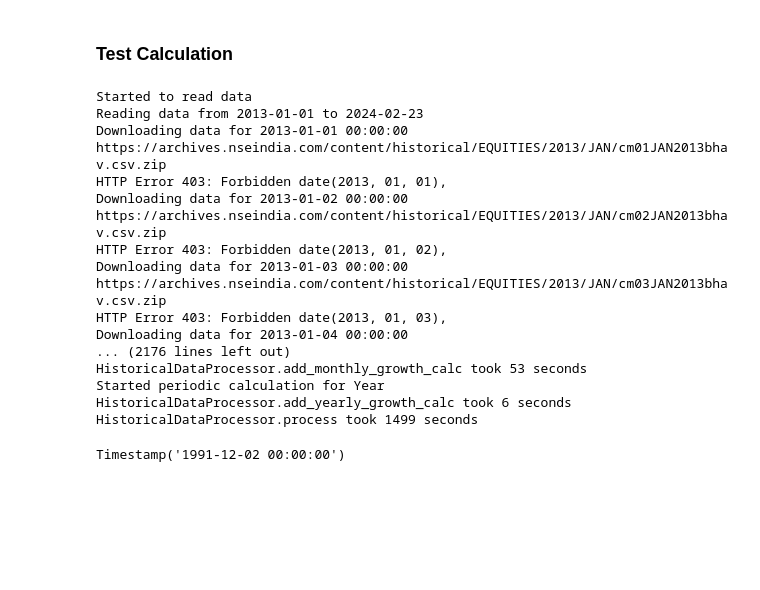
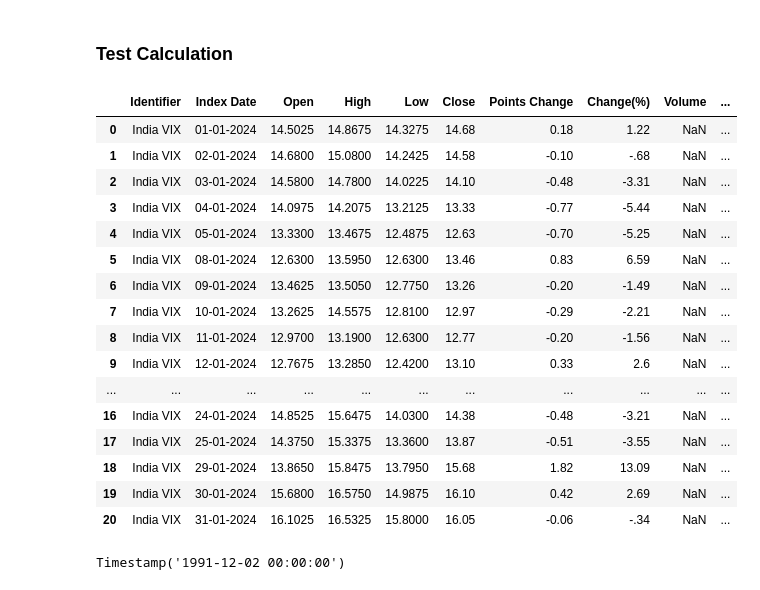
Before and after one commit to nareshrohra/markets_insights, a Jupyter notebook: notebooks/examples.ipynb, the cells around one changed output. Drawn from its saved outputs; the diff is of its cells as text; code cells hidden in the pictures; blank space fills up the shorter version.

```diff
--- a/notebooks/examples.ipynb
+++ b/notebooks/examples.ipynb
@@ -116,31 +116,42 @@ from markets_insights.datareader.data_reader import BhavCopyReader, DateRangeCri
 from markets_insights.dataprocess.data_processor import HistoricalDataProcessor, MultiDataCalculationPipelines, CalculationPipelineBuilder, HistoricalDataProcessOptions
 from markets_insights.calculations.base import DatePartsCalculationWorker
 
-reader = BhavCopyReader()
-histDataProcessor = HistoricalDataProcessor()
+from markets_insights.datareader.data_reader import NseIndicesReader, DateRangeDataReader, DateRangeCriteria
+from markets_insights.core.core import IdentifierFilter
 
-# Fetch the data
-year_start = datetime.date(2013, 1, 1)
-to_date = datetime.date(2024, 2, 25)
-result = histDataProcessor.process(reader, DateRangeCriteria(year_start, to_date))
+nifty50_reader = DateRangeDataReader(NseIndicesReader().set_filter(IdentifierFilter("Nifty 50")))
+indiavix_reader = DateRangeDataReader(NseIndicesReader().set_filter(IdentifierFilter("India VIX")))
+reader = nifty50_reader / indiavix_reader
+
+# #reader = BhavCopyReader()
+# histDataProcessor = HistoricalDataProcessor()
+
+# # Fetch the data
+# year_start = datetime.date(2024, 1, 1)
+# to_date = datetime.date(2024, 1, 31)
+# result = histDataProcessor.process(reader, DateRangeCriteria(year_start, to_date))
-# %% [output]
-Started to read data
-Reading data from 2013-01-01 to 2024-02-23
-Downloading data for 2013-01-01 00:00:00
-https://archives.nseindia.com/content/historical/EQUITIES/2013/JAN/cm01JAN2013bhav.csv.zip
-HTTP Error 403: Forbidden date(2013, 01, 01),
-Downloading data for 2013-01-02 00:00:00
-https://archives.nseindia.com/content/historical/EQUITIES/2013/JAN/cm02JAN2013bhav.csv.zip
-HTTP Error 403: Forbidden date(2013, 01, 02),
-Downloading data for 2013-01-03 00:00:00
-https://archives.nseindia.com/content/historical/EQUITIES/2013/JAN/cm03JAN2013bhav.csv.zip
-HTTP Error 403: Forbidden date(2013, 01, 03),
-Downloading data for 2013-01-04 00:00:00
-... (2176 lines left out)
-HistoricalDataProcessor.add_monthly_growth_calc took 53 seconds
-Started periodic calculation for Year
-HistoricalDataProcessor.add_yearly_growth_calc took 6 seconds
-HistoricalDataProcessor.process took 1499 seconds
+# %%
+from_date = datetime.date(2024, 1, 1)
+to_date = datetime.date(2024, 1, 31)
+reader.read(DateRangeCriteria(from_date, to_date))
+# %% [output]
+|  | Identifier | Index Date | Open | High | Low | Close | Points Change | Change(%) | Volume | ... |
+| 0 | India VIX | 01-01-2024 | 14.5025 | 14.8675 | 14.3275 | 14.68 | 0.18 | 1.22 | NaN | ... |
+| 1 | India VIX | 02-01-2024 | 14.6800 | 15.0800 | 14.2425 | 14.58 | -0.10 | -.68 | NaN | ... |
+| 2 | India VIX | 03-01-2024 | 14.5800 | 14.7800 | 14.0225 | 14.10 | -0.48 | -3.31 | NaN | ... |
+| 3 | India VIX | 04-01-2024 | 14.0975 | 14.2075 | 13.2125 | 13.33 | -0.77 | -5.44 | NaN | ... |
+| 4 | India VIX | 05-01-2024 | 13.3300 | 13.4675 | 12.4875 | 12.63 | -0.70 | -5.25 | NaN | ... |
+| 5 | India VIX | 08-01-2024 | 12.6300 | 13.5950 | 12.6300 | 13.46 | 0.83 | 6.59 | NaN | ... |
+| 6 | India VIX | 09-01-2024 | 13.4625 | 13.5050 | 12.7750 | 13.26 | -0.20 | -1.49 | NaN | ... |
+| 7 | India VIX | 10-01-2024 | 13.2625 | 14.5575 | 12.8100 | 12.97 | -0.29 | -2.21 | NaN | ... |
+| 8 | India VIX | 11-01-2024 | 12.9700 | 13.1900 | 12.6300 | 12.77 | -0.20 | -1.56 | NaN | ... |
+| 9 | India VIX | 12-01-2024 | 12.7675 | 13.2850 | 12.4200 | 13.10 | 0.33 | 2.6 | NaN | ... |
+| ... | ... | ... | ... | ... | ... | ... | ... | ... | ... | ... |
+| 16 | India VIX | 24-01-2024 | 14.8525 | 15.6475 | 14.0300 | 14.38 | -0.48 | -3.21 | NaN | ... |
+| 17 | India VIX | 25-01-2024 | 14.3750 | 15.3375 | 13.3600 | 13.87 | -0.51 | -3.55 | NaN | ... |
+| 18 | India VIX | 29-01-2024 | 13.8650 | 15.8475 | 13.7950 | 15.68 | 1.82 | 13.09 | NaN | ... |
+| 19 | India VIX | 30-01-2024 | 15.6800 | 16.5750 | 14.9875 | 16.10 | 0.42 | 2.69 | NaN | ... |
+| 20 | India VIX | 31-01-2024 | 16.1025 | 16.5325 | 15.8000 | 16.05 | -0.06 | -.34 | NaN | ... |
 # %%
 result.get_daily_data()['Date'].min()
 # %% [output]
```
Also changed, not shown: parts of 8 cells of this notebook, 8 other files.
